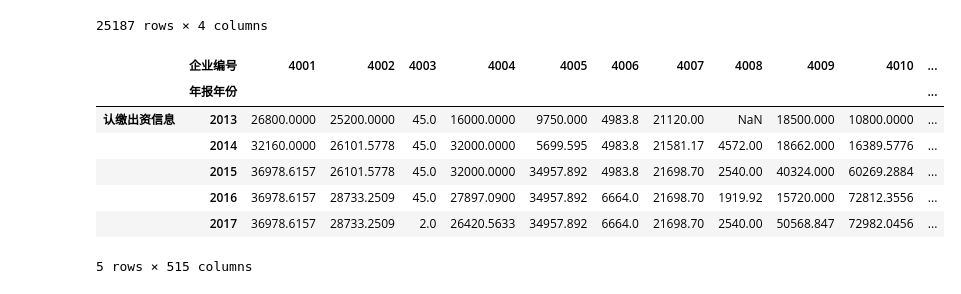
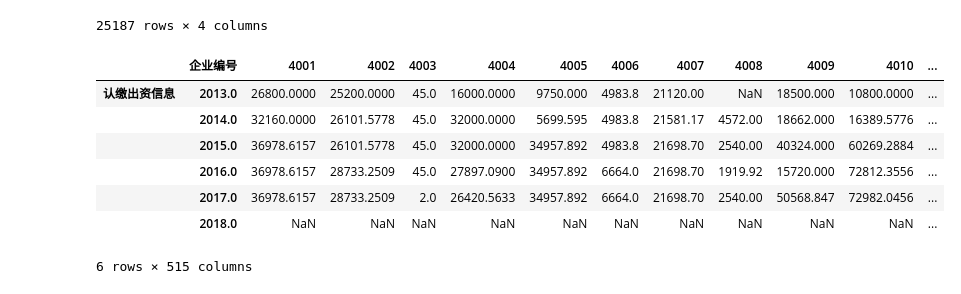
Before and after one commit to CourierKyn/isi-world-cup, a Jupyter notebook: 年报-股东（发起人）及出资信息-testing.ipynb, the cells around one changed output. Saved outputs shown, nothing was run; the diff lists cells and outputs as text; code cells hidden in the pictures.

```diff
--- a/年报-股东（发起人）及出资信息-testing.ipynb
+++ b/年报-股东（发起人）及出资信息-testing.ipynb
@@ -48,16 +48,17 @@ def get_number(cell):
 df=data[["认缴出资信息"]].applymap(get_number)
 # %%
 result=df.groupby(["企业编号","年报年份"]).sum().unstack().T
+result=result.reindex(pd.MultiIndex.from_product([['认缴出资信息'], [2013., 2014, 2015, 2016, 2017, 2018]]))
 result
 # %% [output]
 |  | 企业编号 | 4001 | 4002 | 4003 | 4004 | 4005 | 4006 | 4007 | 4008 | 4009 | 4010 | ... |
-|  | 年报年份 |  |  |  |  |  |  |  |  |  |  | ... |
-| 认缴出资信息 | 2013 | 26800.0000 | 25200.0000 | 45.0 | 16000.0000 | 9750.000 | 4983.8 | 21120.00 | NaN | 18500.000 | 10800.0000 | ... |
-|  | 2014 | 32160.0000 | 26101.5778 | 45.0 | 32000.0000 | 5699.595 | 4983.8 | 21581.17 | 4572.00 | 18662.000 | 16389.5776 | ... |
-|  | 2015 | 36978.6157 | 26101.5778 | 45.0 | 32000.0000 | 34957.892 | 4983.8 | 21698.70 | 2540.00 | 40324.000 | 60269.2884 | ... |
-|  | 2016 | 36978.6157 | 28733.2509 | 45.0 | 27897.0900 | 34957.892 | 6664.0 | 21698.70 | 1919.92 | 15720.000 | 72812.3556 | ... |
-|  | 2017 | 36978.6157 | 28733.2509 | 2.0 | 26420.5633 | 34957.892 | 6664.0 | 21698.70 | 2540.00 | 50568.847 | 72982.0456 | ... |
+| 认缴出资信息 | 2013.0 | 26800.0000 | 25200.0000 | 45.0 | 16000.0000 | 9750.000 | 4983.8 | 21120.00 | NaN | 18500.000 | 10800.0000 | ... |
+|  | 2014.0 | 32160.0000 | 26101.5778 | 45.0 | 32000.0000 | 5699.595 | 4983.8 | 21581.17 | 4572.00 | 18662.000 | 16389.5776 | ... |
+|  | 2015.0 | 36978.6157 | 26101.5778 | 45.0 | 32000.0000 | 34957.892 | 4983.8 | 21698.70 | 2540.00 | 40324.000 | 60269.2884 | ... |
+|  | 2016.0 | 36978.6157 | 28733.2509 | 45.0 | 27897.0900 | 34957.892 | 6664.0 | 21698.70 | 1919.92 | 15720.000 | 72812.3556 | ... |
+|  | 2017.0 | 36978.6157 | 28733.2509 | 2.0 | 26420.5633 | 34957.892 | 6664.0 | 21698.70 | 2540.00 | 50568.847 | 72982.0456 | ... |
+|  | 2018.0 | NaN | NaN | NaN | NaN | NaN | NaN | NaN | NaN | NaN | NaN | ... |
-5 rows × 515 columns
+6 rows × 515 columns
 # %%
 result=result.reindex(columns=list(range(4001,4526)))
 result.to_pickle('年报-股东（发起人）及出资信息-testing.pickle')
```
Also changed, not shown: parts of 1 cell of this notebook, 29 other files.
